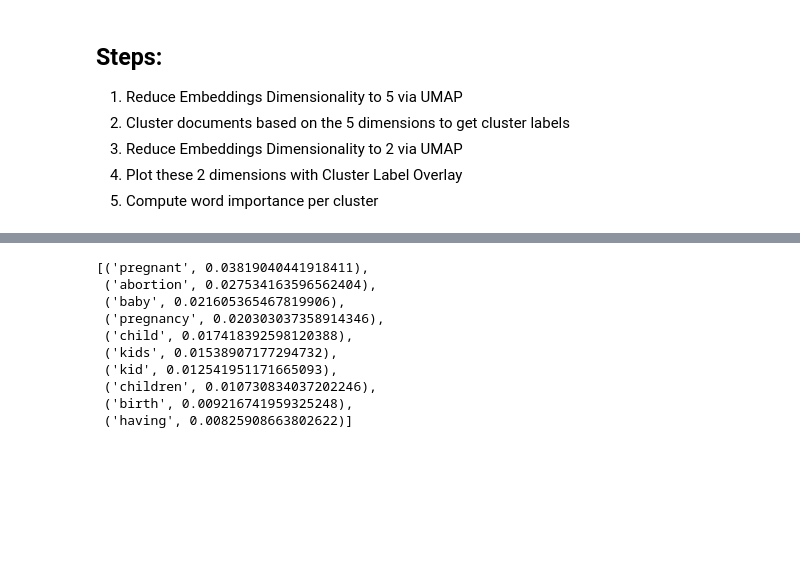
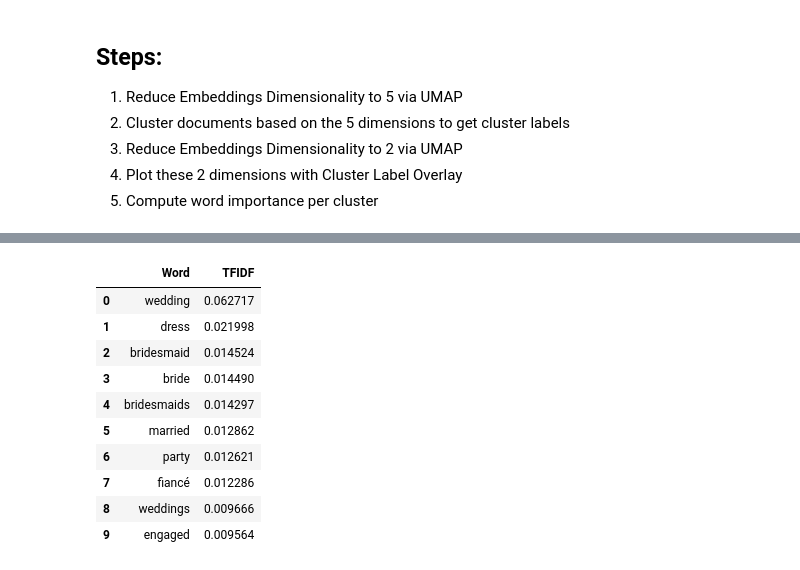
Before and after one commit to Teleoscope/Teleoscope, a Jupyter notebook: experiments/exploratory/DimensionalityReduction_Topics.ipynb, the cells around one changed output, grey strips where cells are left out. Cells and saved outputs as stored; diff of their text form; code cells hidden in the pictures; blank space fills up the shorter version.

```diff
--- a/experiments/exploratory/DimensionalityReduction_Topics.ipynb
+++ b/experiments/exploratory/DimensionalityReduction_Topics.ipynb
@@ -159,14 +175,15 @@ top_n_words[123][:10]
 # %%
-top_n_words[131][:10]
+pd.DataFrame(top_n_words[58][:10], columns=['Word','TFIDF'])
 # %% [output]
-[('pregnant', 0.03819040441918411),
- ('abortion', 0.027534163596562404),
- ('baby', 0.021605365467819906),
- ('pregnancy', 0.020303037358914346),
- ('child', 0.017418392598120388),
- ('kids', 0.01538907177294732),
- ('kid', 0.012541951171665093),
- ('children', 0.010730834037202246),
- ('birth', 0.009216741959325248),
- ('having', 0.00825908663802622)]
+|  | Word | TFIDF |
+| 0 | wedding | 0.062717 |
+| 1 | dress | 0.021998 |
+| 2 | bridesmaid | 0.014524 |
+| 3 | bride | 0.014490 |
+| 4 | bridesmaids | 0.014297 |
+| 5 | married | 0.012862 |
+| 6 | party | 0.012621 |
+| 7 | fiancé | 0.012286 |
+| 8 | weddings | 0.009666 |
+| 9 | engaged | 0.009564 |
 # %%
```
Also changed, not shown: parts of 12 cells of this notebook.
